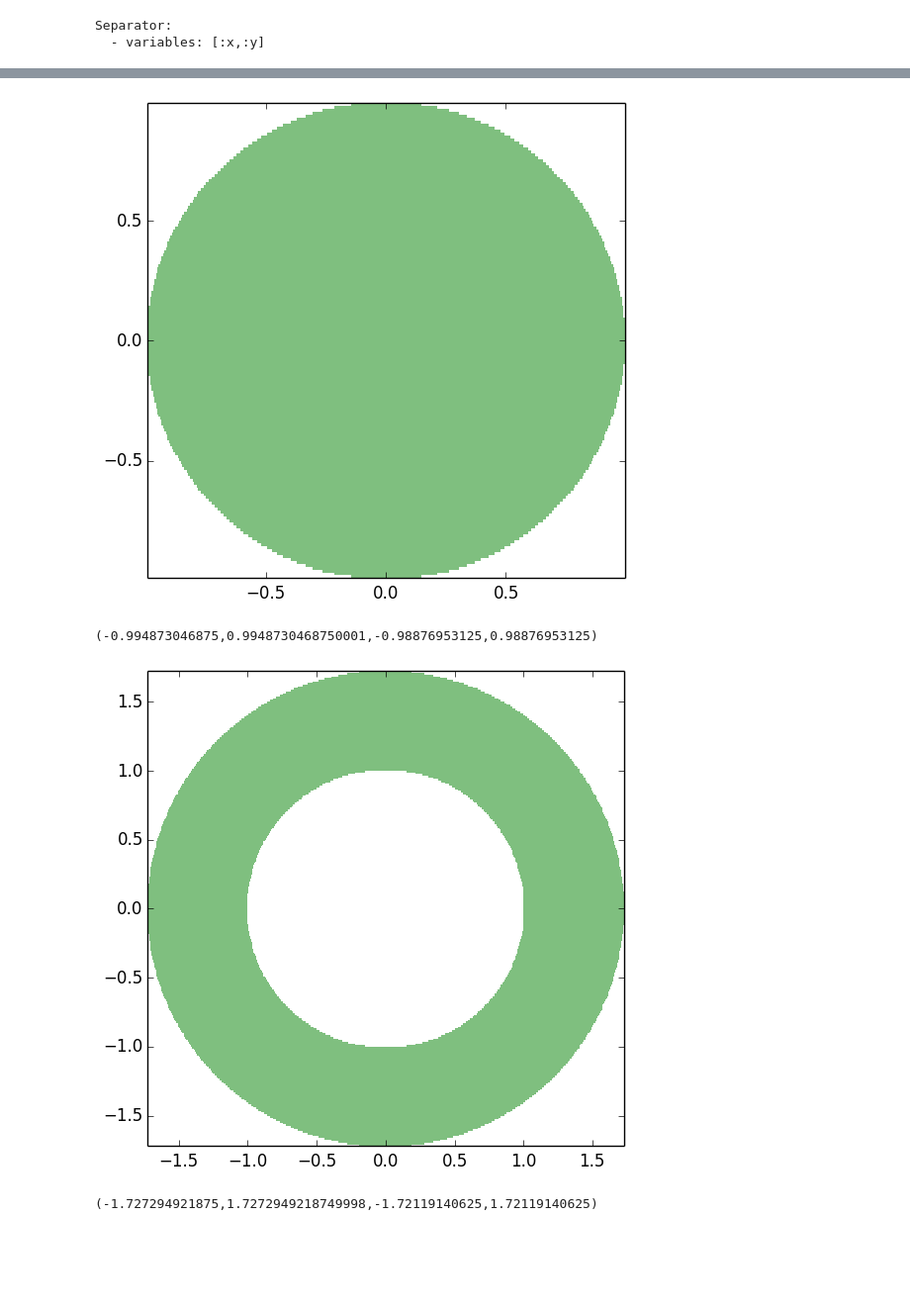
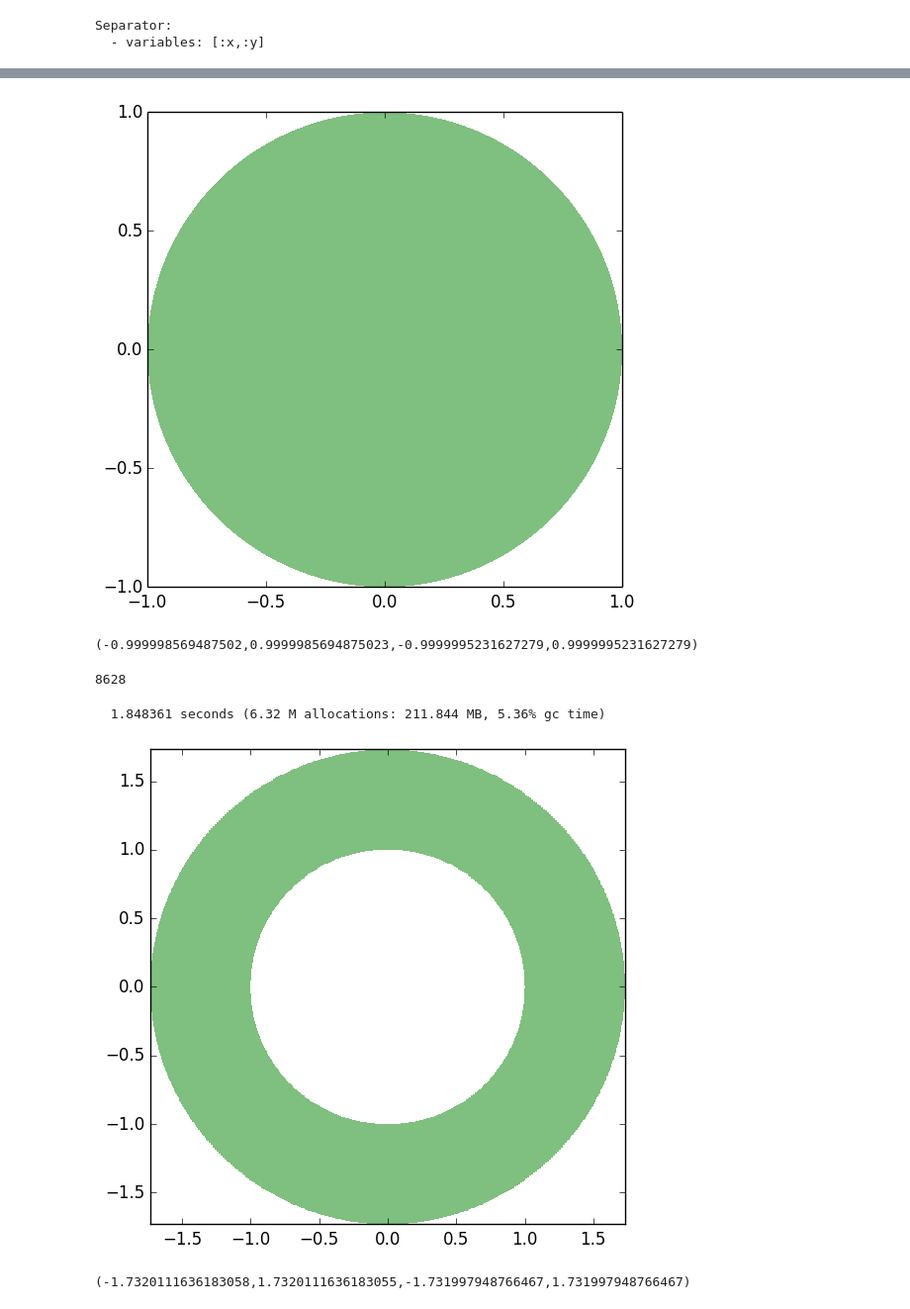
Before and after one commit to JuliaIntervals/IntervalConstraintProgramming.jl, a Jupyter notebook: examples/Set inversion with separators examples.ipynb, the cells around one changed output, grey strips where cells are left out. Shown at 99% size. Saved outputs shown, nothing was run; the diff lists cells and outputs as text; code cells hidden in the pictures; blank space fills up the shorter version.

```diff
--- a/examples/Set inversion with separators examples.ipynb
+++ b/examples/Set inversion with separators examples.ipynb
@@ -12,5 +9,5 @@ draw_boxes (generic function with 4 methods)
 # %%
-S1 = @separator x^2 + y^2 <= 1
+S1 = @constraint x^2 + y^2 <= 1
 # %% [output]
 Separator:
   - variables: [:x,:y]
@@ -30,5 +27,5 @@ draw (generic function with 2 methods)
 # %%
 X = IntervalBox(-100..100, -100..100)
-inner, boundary = set_inversion(S1, X, ldexp(1., -7))
+inner, boundary = set_inversion(S1, X, ldexp(1., -6))
 draw(inner)
 # %% [output]
@@ -37,12 +94,18 @@ draw(inner)
 # %%
 draw(inner)
 # %% [output]
-[figure, old version]
+[figure, new version]
-(-0.994873046875,0.9948730468750001,-0.98876953125,0.98876953125)
+(-0.999998569487502,0.9999985694875023,-0.9999995231627279,0.9999995231627279)
+# %%
+length(inner)
+# %% [output]
+8628
 # %%
-S2 = @separator 1 <= x^2 + y^2 <= 3
-inner, boundary = set_inversion(S2, X, ldexp(1., -7))
+X = IntervalBox(-100..100, -100..100)
+S2 = @constraint 1 <= x^2 + y^2 <= 3
+@time inner, boundary = set_inversion(S2, X, ldexp(1., -6))
 draw(inner)
 # %% [output]
+  1.848361 seconds (6.32 M allocations: 211.844 MB, 5.36% gc time)
-[figure, old version]
+[figure, new version]
-(-1.727294921875,1.7272949218749998,-1.72119140625,1.72119140625)
+(-1.7320111636183058,1.7320111636183055,-1.731997948766467,1.731997948766467)
```
Also changed, not shown: parts of 26 cells of this notebook, 5 other files.
